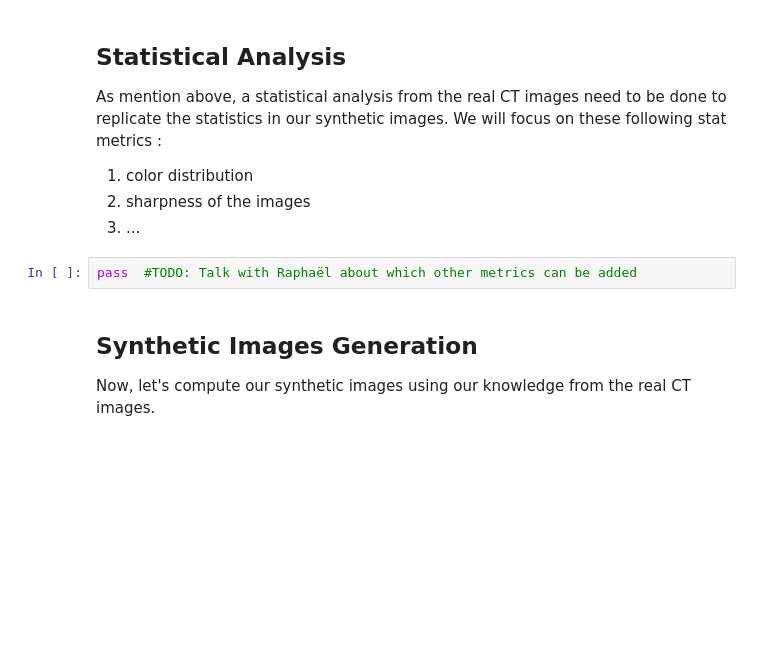
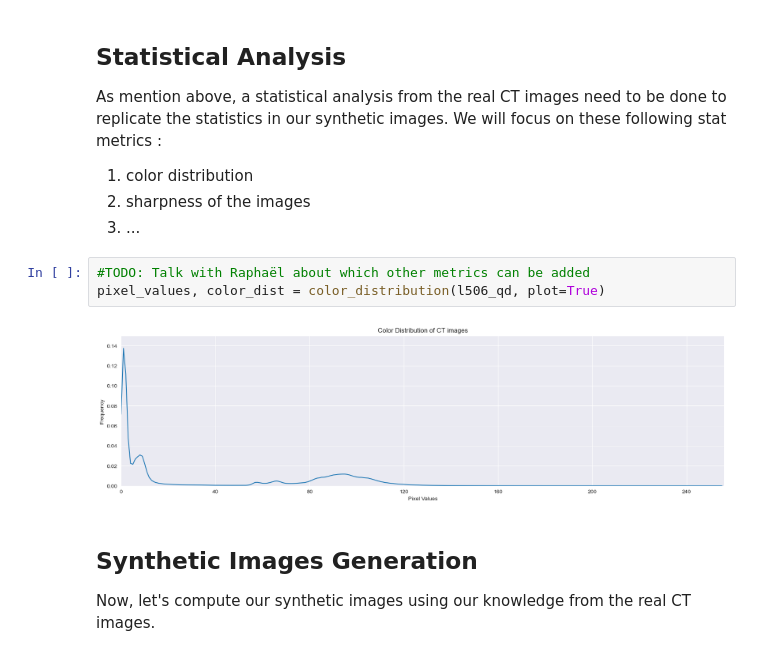
Before and after one commit to paulo-03/research_project_master, a Jupyter notebook: local_files/synthetic_images.ipynb, the cells around one changed output. Saved outputs shown, nothing was run; the diff lists cells and outputs as text; blank space fills up the shorter version.

```diff
--- a/local_files/synthetic_images.ipynb
+++ b/local_files/synthetic_images.ipynb
@@ -27,7 +57,10 @@ As mention above, a statistical analysis from the real CT images need to be done
 2) sharpness of the images
 3) ...
 # %%
-pass  #TODO: Talk with Raphaël about which other metrics can be added
+#TODO: Talk with Raphaël about which other metrics can be added
+pixel_values, color_dist = color_distribution(l506_qd, plot=True)
+# %% [output]
+[figure, added]
 # %% [markdown]
 ## Synthetic Images Generation
 
```
Also changed, not shown: parts of 7 cells of this notebook, 5 other files.
